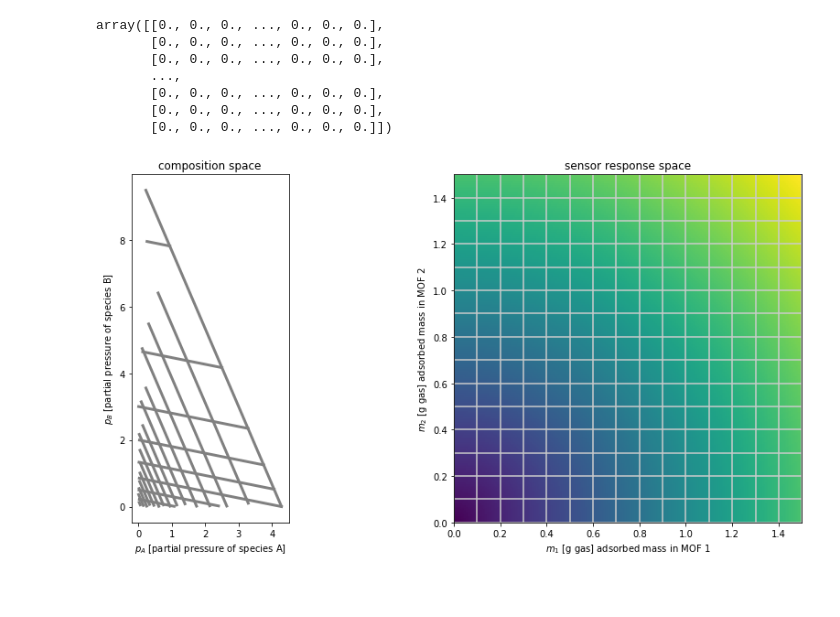
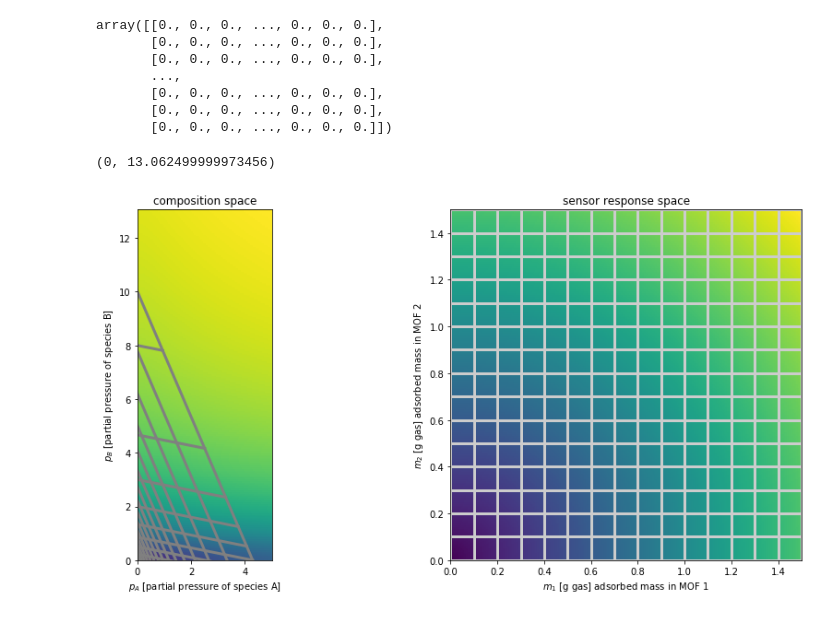
Before and after one commit to SimonEnsemble/nonlinear_sensing, a Jupyter notebook: viz mapping.ipynb, the cells around one changed output. Cells and saved outputs as stored; diff of their text form; code cells hidden in the pictures; blank space fills up the shorter version.

Commit message:
updated boundary for inverse plotting, need to fix color mapping

```diff
--- a/viz mapping.ipynb
+++ b/viz mapping.ipynb
@@ -78,7 +78,7 @@ for i in range(int(p_max / dp)+1):
     ###
     p_a = i * dp # p_a is constant here.
     # plot the line in composition space
-    ax[0].plot([p_a, p_a], [0, p_max], color="0.8")
+    ax[0].plot([p_a, p_a], [0, p_max], color="0.8", lw=3)
 
     # plot the image of the line in sensor response space
     p_b = np.linspace(0.0, p_max, nb_pts)
@@ -97,7 +97,7 @@ for i in range(int(p_max / dp)+1):
     ###
     p_b = i * dp # p_b is constant here.
     # plot the line in composition space
-    ax[0].plot([0, p_max], [p_b, p_b], color="0.8")
+    ax[0].plot([0, p_max], [p_b, p_b], color="0.8", lw=3)
 
     # plot the image of the line in sensor response space
     p_a = np.linspace(0.0, p_max, nb_pts)
@@ -109,7 +109,7 @@ for i in range(int(p_max / dp)+1):
         # compute the adsorbed mass in the two MOFs when exposed to this gas composition
         m1[j] = m_1(p_on_line)
         m2[j] = m_2(p_on_line)
-    ax[1].plot(m1, m2, color="gray")
+    ax[1].plot(m1, m2, color="gray", lw=3)
 
 
 ###
@@ -209,7 +209,7 @@ for i in range(int(m_max / dm)+1):
     ###
     m1 = i * dm # m2 is constant here.
     # plot the line in composition space
-    ax[1].plot([m1, m1], [0, m_max], color="0.8")
+    ax[1].plot([m1, m1], [0, m_max], color="0.8", lw=3)
 
     # plot the image of the line in composition space
     m2 = np.linspace(0.0, m_max, nb_pts)
@@ -219,43 +219,57 @@ for i in range(int(m_max / dm)+1):
         # get vector on this line
         m_on_line = [m1, m2[j]]
         # compute the composition in the gas space when MOFs have this much gas absorbed
-        p_a[j], p_b[j] = p_of_m(m_on_line, -.001, np.Inf)
+        p_a[j], p_b[j] = p_of_m(m_on_line, -2, np.Inf) ### is -1.001 an okay value for p_lb?
     ax[0].plot(p_a, p_b, color="gray", lw=3)
 
     ###
     #   y = constant (horizontal) grid lines
     ###
     m2 = i * dm # m1 is constant here.
     # plot the line in composition space
-    ax[1].plot([0, m_max], [m2, m2], color="0.8")
+    ax[1].plot([0, m_max], [m2, m2], color="0.8", lw=3)
 
     # plot the image of the line in composition space
     m1 = np.linspace(0.0, m_max, nb_pts)
 
     # loop through points on the line
     for j in range(nb_pts):
         # get vector on this line
         m_on_line = [m1[j], m2]
         # compute the composition in the gas space when MOFs have this much gas absorbed
-        p_a[j], p_b[j] = p_of_m(m_on_line, -.001, np.Inf)
+        p_a[j], p_b[j] = p_of_m(m_on_line, -2, np.Inf)  ### is -1.001 an okay value for p_lb?
     ax[0].plot(p_a, p_b, color="gray", lw=3)
+
 
 
 ###
 #   color the plane
 #   color represents.
 ###
 
-# generate 2 2d grids for the x & y bounds
+# lay a grid in response and composition space
 m1, m2 = get_meshgrid(m_max, m_max)
+pa, pb = get_meshgrid(ax[0].get_xlim()[1], ax[0].get_ylim()[1])
 
-z = np.sqrt(m1 ** 2 + m2 ** 2)
+z_response = np.sqrt(m1 ** 2 + m2 ** 2)
+z_composition = np.zeros(np.shape(pa))
 
-ax[1].pcolormesh(m1, m2, z)
+for i in range(np.shape(z_composition)[0]):
+    for j in range(np.shape(z_composition)[1]):
+        p_0 = [pa[i, j], pb[i, j]]
+        m = [m_1(p_0[0]), m_2(p_0[1])]
+        z_composition[i, j] = np.linalg.norm(m)
 
 
+ax[1].pcolormesh(m1, m2, z_response)
+ax[0].pcolormesh(pa, pb, z_composition)
 
 ax[1].set_aspect('equal', 'box')
 ax[0].set_aspect('equal', 'box')
+
+# set composition space to exclude negative pressures
+ax[0].set_xlim(xmin=0)
+ax[0].set_ylim(ymin=0)
 # %% [output]
+(0, 13.062499999973456)
-[figure, old version]
+[figure, new version]
```
Also changed, not shown: parts of 1 cell of this notebook.
